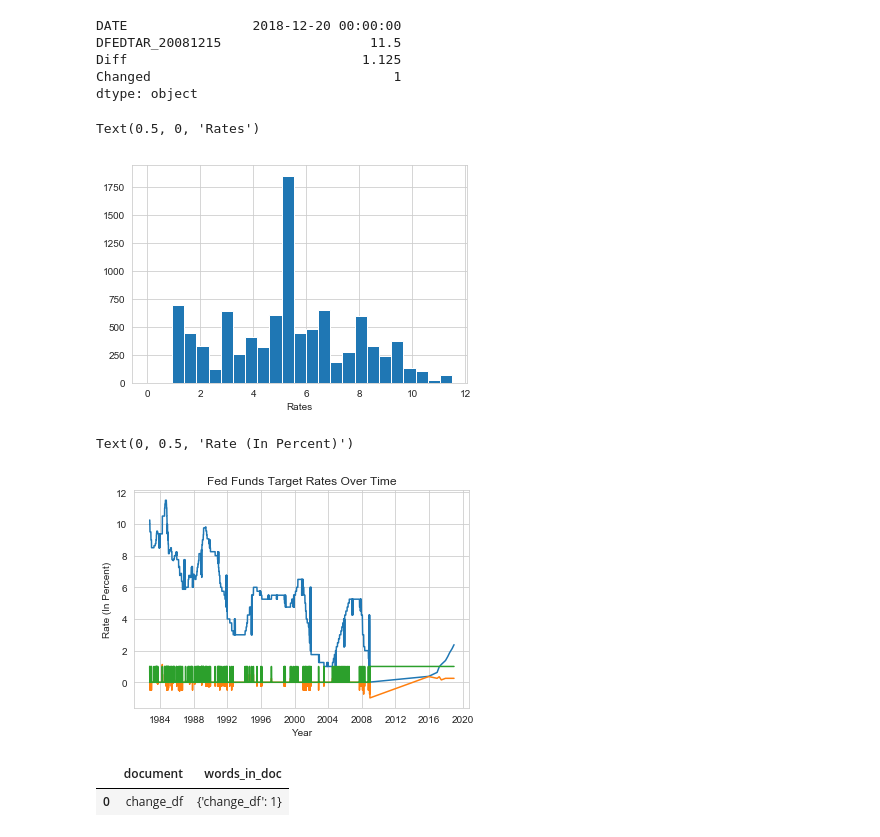
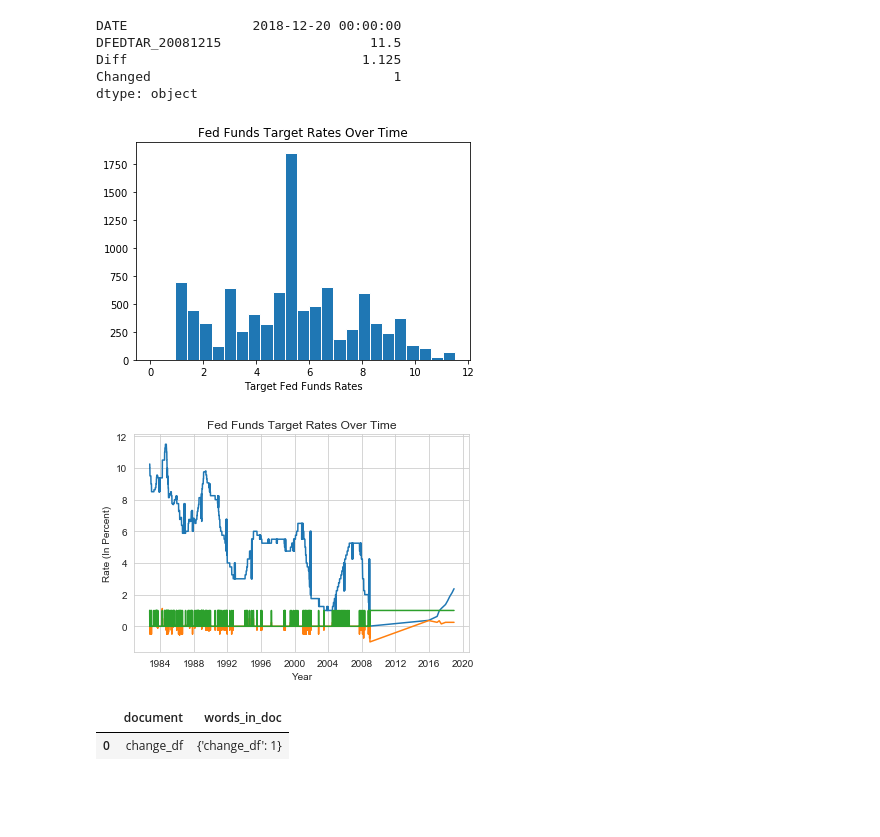
Before and after one commit to michellebonat/Fed_Funds_ML, a Jupyter notebook: Data.ipynb, the cells around one changed output. Saved outputs shown, nothing was run; the diff lists cells and outputs as text; code cells hidden in the pictures; blank space fills up the shorter version.

Commit message:
Save new graphs as local images

```diff
--- a/Data.ipynb
+++ b/Data.ipynb
@@ -296,21 +296,24 @@ Changed                               1
 dtype: object
 # %%
 # TO DO: Nice to have lines noting the mean etc. stats we did above
+# TO DO: Nice to have make the y axis the years
+
 # Plot a histogram of the rates
-plt.hist(ffr_df['DFEDTAR_20081215'], edgecolor = 'white', bins=25)
-plt.xlabel('Rates')
+plt.hist(df['DFEDTAR_20081215'], edgecolor = 'white', bins=25)
+plt.title("Fed Funds Target Rates Over Time")
+plt.xlabel('Target Fed Funds Rates')
+# Save the image in the img folder
+plt.savefig("images/rates_histo_over_time.png")
 # %% [output]
-Text(0.5, 0, 'Rates')
-[figure, old version]
+[figure, new version]
 # %%
-import seaborn as sns
-sns.set_style("whitegrid")
+# Plot a plot of the rates
 plt.plot(df)
 plt.title("Fed Funds Target Rates Over Time")
 plt.xlabel("Year")
 plt.ylabel("Rate (In Percent)")
+plt.savefig("images/rates_plot_over_time.png")
 # %% [output]
-Text(0, 0.5, 'Rate (In Percent)')
 [figure]
 # %%
 # TO DO: FIXTHISLATER could be a useful feature to compare number of words in docs to see if length
```
Also changed, not shown: parts of 2 cells of this notebook.
